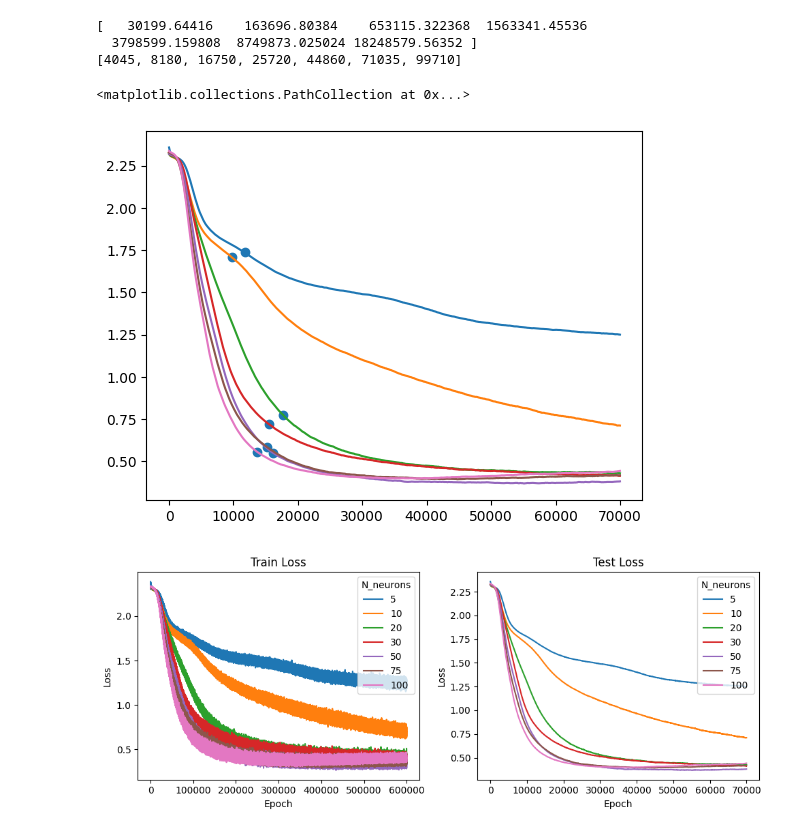
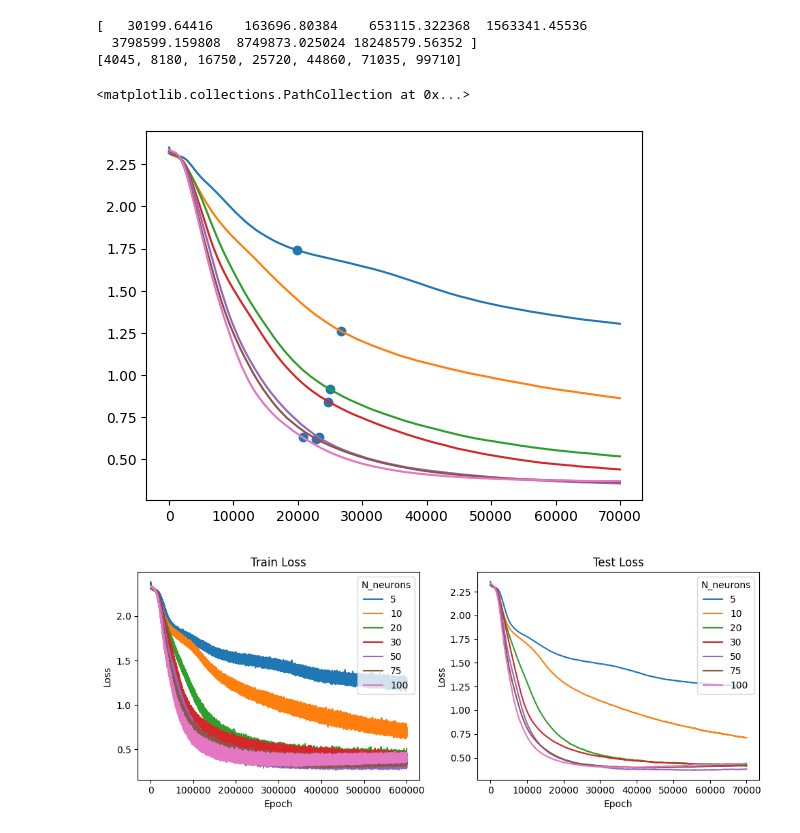
Before and after one commit to ASkalli/nonlinear_oscillator_network, a Jupyter notebook: MNIST/results/convergence_analysis.ipynb, the cells around one changed output. Saved outputs shown, nothing was run; the diff lists cells and outputs as text; code cells hidden in the pictures.

```diff
--- a/MNIST/results/convergence_analysis.ipynb
+++ b/MNIST/results/convergence_analysis.ipynb
@@ -250,41 +250,64 @@ print(N_dim_vec)
 [   30199.64416    163696.80384    653115.322368  1563341.45536
   3798599.159808  8749873.025024 18248579.56352 ]
 [4045, 8180, 16750, 25720, 44860, 71035, 99710]
+# %%
+N_neurons_vec = [5, 10, 20 ,30, 50, 75, 100]
+
+with open('paramscan_PNN_SPSA_l2reg_MNIST.pkl', 'rb') as f:
+    results_SPSA1 = pickle.load(f)
+
+with open('paramscan_PNN_SPSA_l2reg_MNIST_run2.pkl', 'rb') as f:
+    results_SPSA2 = pickle.load(f)
+
+with open('paramscan_PNN_SPSA_l2reg_MNIST_run4.pkl', 'rb') as f:
+    results_SPSA3 = pickle.load(f)
+
+dicts_list = [results_SPSA1, results_SPSA2,results_SPSA3]  # list of runs
+
+# Average them
+avg_results_SPSA = []
+for i in range(len(N_neurons_vec)):          # loop over neuron settings
+    avg_dict = {}
+    keys = dicts_list[0][i].keys()           # e.g. 'train_loss', 'test_loss'
+    for key in keys:
+        stacked = np.stack([d[i][key] for d in dicts_list])  # shape: (n_runs, vec_len)
+        avg_dict[key] = stacked.mean(axis=0)
+    avg_results_SPSA.append(avg_dict)
 # %%
 
-with open('paramscan_PNN_SPSA_l2reg_MNIST.pkl', 'rb') as f:
-    results_SPSA = pickle.load(f)
+N_neurons_vec = [5, 10, 20 ,30, 50, 75, 100]
 
-test_loss_mat = np.zeros((len(N_neurons_vec),len(results_SPSA[0]['test_loss'])))
-train_loss_mat = np.zeros((len(N_neurons_vec),len(results_SPSA[0]['train_loss'])))
 
-for k,D in enumerate(results_SPSA):
+test_loss_mat = np.zeros((len(N_neurons_vec),len(avg_results_SPSA[0]['test_loss'])))
+train_loss_mat = np.zeros((len(N_neurons_vec),len(avg_results_SPSA[0]['train_loss'])))
+
+for k,D in enumerate(avg_results_SPSA):
 
     test_loss_mat[k,:] = D['test_loss']
     train_loss_mat[k,:] = D['train_loss']
 
 
 
-idx_start = 2000
+idx_start = 3000
 test_loss_smooth = scipy.signal.savgol_filter(test_loss_mat,window_length=100,polyorder=3,axis=-1)
-knee_idx = []
+knee_idx_SPSA = []
 for k in range(len(N_neurons_vec)):
     kneedle = KneeLocator(
-        np.arange(idx_start,np.shape(test_loss_smooth)[-1]), test_loss_smooth[k,idx_start:len(results_SPSA[0]['test_loss'])+1],
+        np.arange(idx_start,np.shape(test_loss_smooth)[-1]), test_loss_smooth[k,idx_start:len(avg_results_SPSA[0]['test_loss'])+1],
         S=1.0,                     # sensitivity (larger -> fewer knees)
         curve="convex",            # try "concave" if your curve bends the other way
         direction="decreasing",    # loss goes down with epochs
         online=False
     )
 
-    knee_idx.append(int(kneedle.knee + idx_start))
+    knee_idx_SPSA.append(int(kneedle.knee + idx_start))
 
-
+knee_idx_SPSA = np.array(knee_idx_SPSA)
 plt.plot(test_loss_smooth.T)
-plt.scatter(knee_idx,test_loss_smooth[np.arange(len(N_neurons_vec)),knee_idx])
+plt.scatter(knee_idx_SPSA,test_loss_smooth[np.arange(len(N_neurons_vec)),knee_idx_SPSA])
 # %% [output]
 <matplotlib.collections.PathCollection at 0x...>
-[figure, old version]
+[figure, new version]
 # %%
 fig, axs = plt.subplots(1, 2, figsize=(10, 4))  # 1 row, 2 columns
 
```
Also changed, not shown: parts of 6 cells of this notebook, 36 other files.
